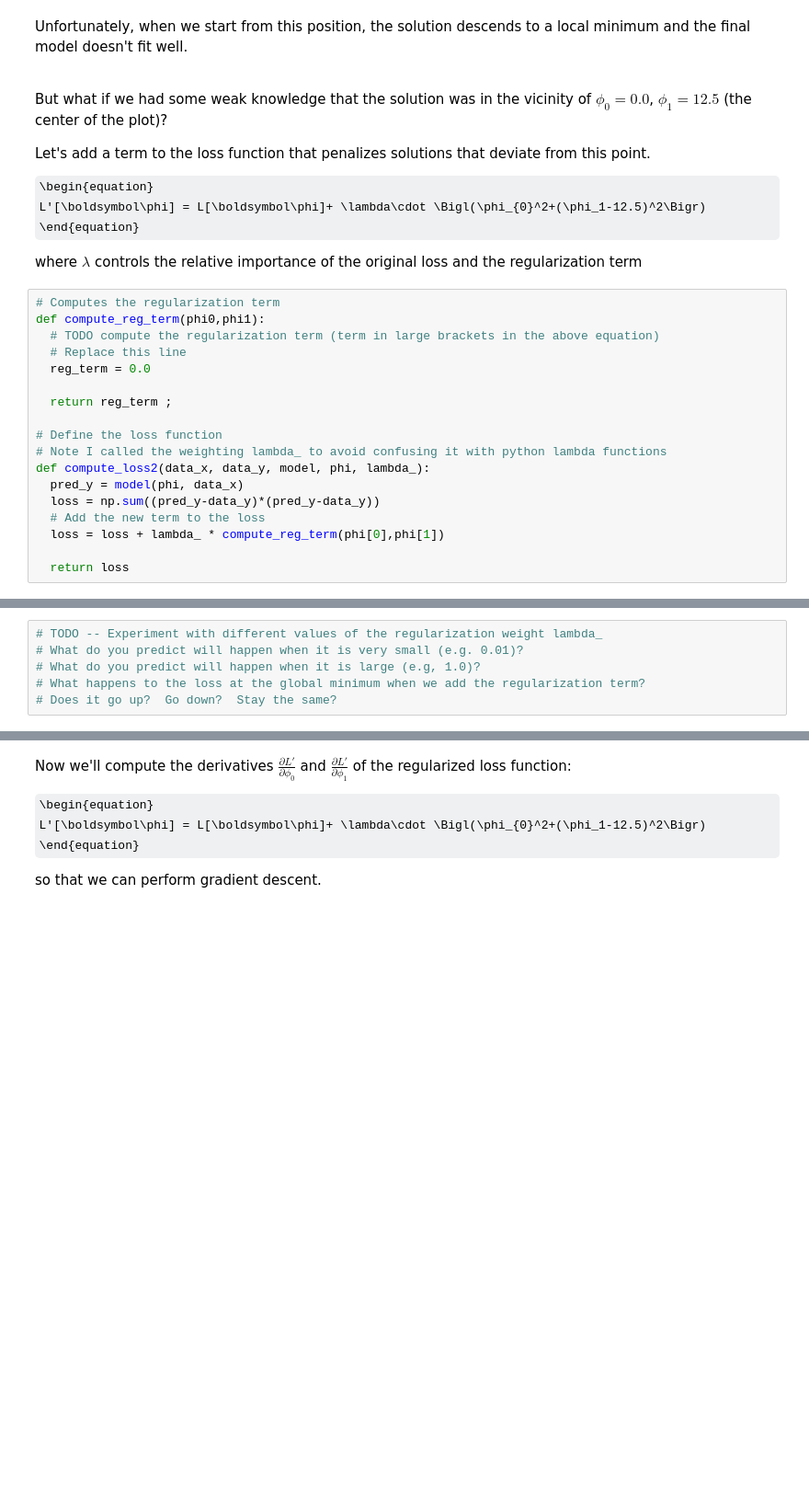
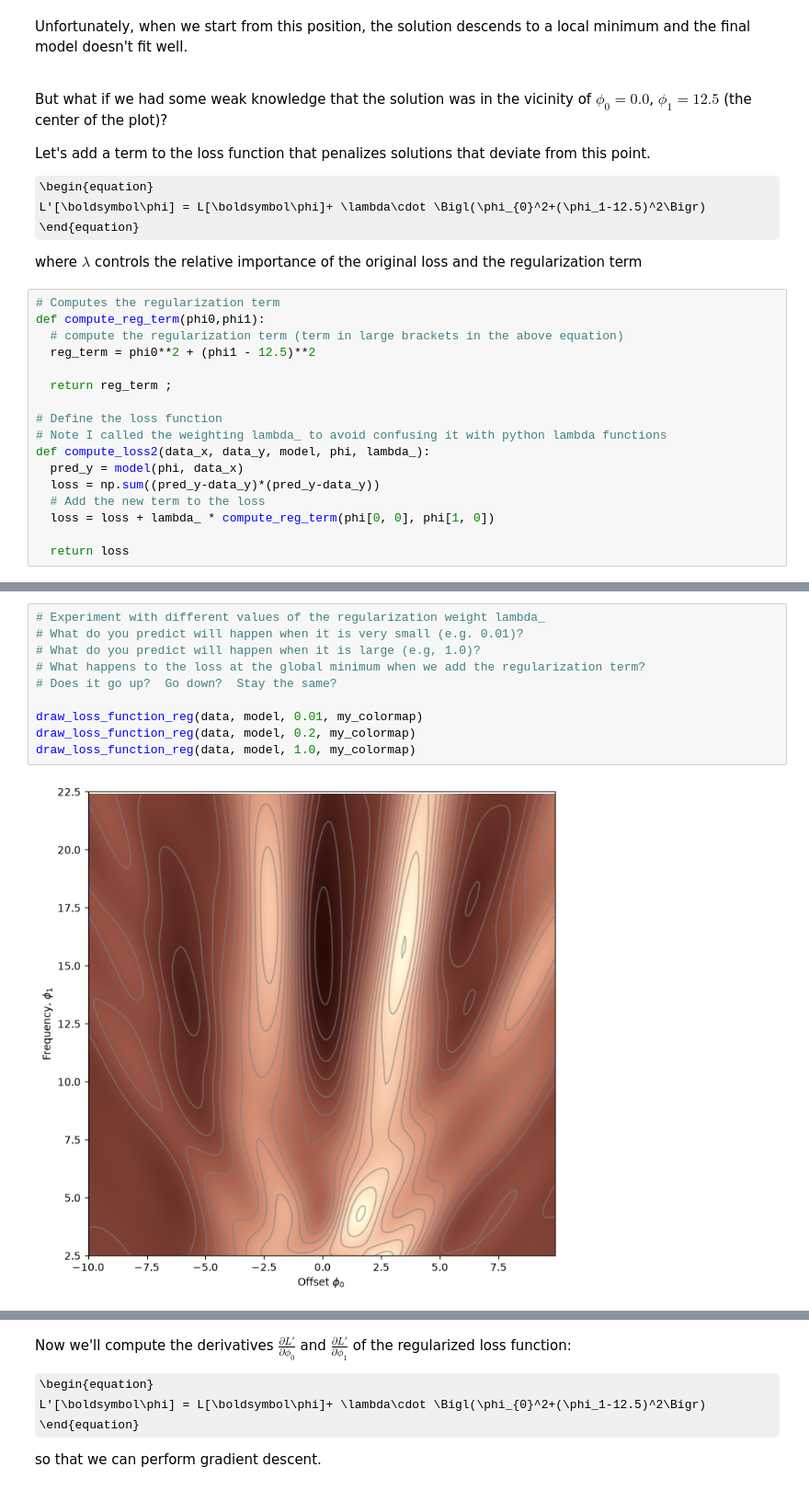
Before and after one commit to dulce-costa/Picme2.2Cats_Dogs, a Jupyter notebook: Chap09/9_1_L2_Regularization.ipynb, the cells around one changed output, grey strips where cells are left out. Shown at 92% size. Drawn from its saved outputs; the diff is of its cells as text; some formulas as TeX source; blank space fills up the shorter version.

Commit message:
substitui os -TODO- em chap09

```diff
--- a/Chap09/9_1_L2_Regularization.ipynb
+++ b/Chap09/9_1_L2_Regularization.ipynb
@@ -172,9 +185,8 @@ where $\lambda$ controls the relative importance of the original loss and the re
 # %%
 # Computes the regularization term
 def compute_reg_term(phi0,phi1):
-  # TODO compute the regularization term (term in large brackets in the above equation)
-  # Replace this line
-  reg_term = 0.0
+  # compute the regularization term (term in large brackets in the above equation)
+  reg_term = phi0**2 + (phi1 - 12.5)**2
 
   return reg_term ;
 
@@ -184,7 +196,7 @@ def compute_loss2(data_x, data_y, model, phi, lambda_):
   pred_y = model(phi, data_x)
   loss = np.sum((pred_y-data_y)*(pred_y-data_y))
   # Add the new term to the loss
-  loss = loss + lambda_ * compute_reg_term(phi[0],phi[1])
+  loss = loss + lambda_ * compute_reg_term(phi[0, 0], phi[1, 0])
 
   return loss
 # %%
@@ -234,6 +250,12 @@ draw_loss_function_reg(data, model, 0.2, my_colormap)
 # %%
-# TODO -- Experiment with different values of the regularization weight lambda_
+# Experiment with different values of the regularization weight lambda_
 # What do you predict will happen when it is very small (e.g. 0.01)?
 # What do you predict will happen when it is large (e.g, 1.0)?
 # What happens to the loss at the global minimum when we add the regularization term?
 # Does it go up?  Go down?  Stay the same?
+
+draw_loss_function_reg(data, model, 0.01, my_colormap)
+draw_loss_function_reg(data, model, 0.2, my_colormap)
+draw_loss_function_reg(data, model, 1.0, my_colormap)
+# %% [output]
+[figure, added]
```
Also changed, not shown: parts of 8 cells of this notebook.
